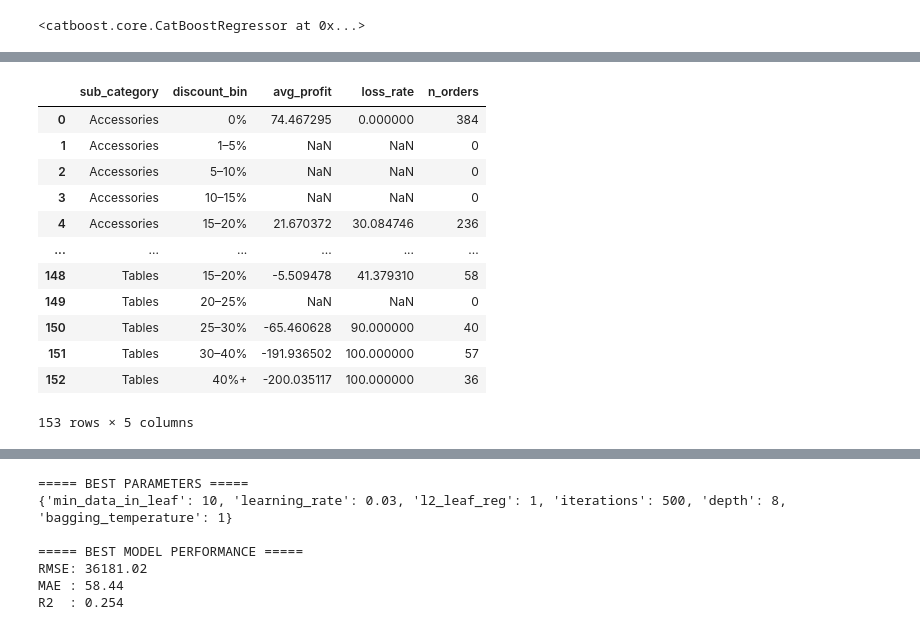
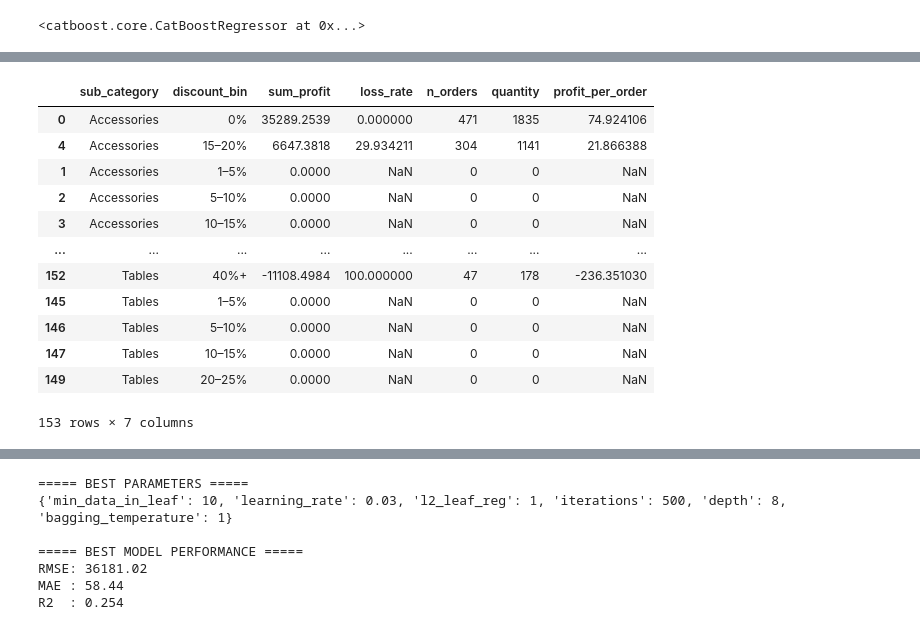
Before and after one commit to quynhho27/Superstore-Sales-Discount-Strategy-, a Jupyter notebook: Superstore Analysis.ipynb, the cells around one changed output, grey strips where cells are left out. Drawn from its saved outputs; the diff is of its cells as text; code cells hidden in the pictures.

Commit message:
discount-quantity interaction

```diff
--- a/Superstore Analysis.ipynb
+++ b/Superstore Analysis.ipynb
@@ -1053,3 +1060,20 @@ X_train, X_test, y_train, y_test = train_test_split(
 cat_feature_indices = [
     X.columns.get_loc(col) for col in cat_features
 ]
+# %%
+def clip(s, lower_q=None, upper_q=None):
+    s = s.copy()
+    if lower_q is not None:
+        lower = s.quantile(lower_q)
+    else:
+        lower = None
+
+    if upper_q is not None:
+        upper = s.quantile(upper_q)
+    else:
+        upper = None
+
+    return s.clip(lower=lower, upper=upper)
+# %%
+df["sales_clipped"] = clip(df["sales"], 0.005, 0.995)
+df["profit_clipped"] = clip(df["profit"], 0.005, 0.995)
@@ -1217,4 +1262,5 @@ plt.show()
 # %%
+df_ = df.copy()
 bins = [0, 0.01, 0.05, 0.10, 0.15, 0.20, 0.25, 0.30, 0.40, 1.0]
 labels = [
     "0%", "1–5%", "5–10%", "10–15%", "15–20%",
@@ -1222,8 +1268,10 @@ labels = [
 ]
 
 df_["discount_bin"] = pd.cut(
-    df_["discount"],
+    df["discount"],
     bins=bins,
     labels=labels,
     include_lowest=True
 )
+df_['profit'] = df['profit']
+df_['sales'] = df['sales']
@@ -1264,27 +1278,33 @@ df_.loc[df_['discount']==0, :]
 # %%
 interaction_suca = (
     df_
     .groupby(["sub_category", "discount_bin"])
     .agg(
-        avg_profit=("profit", "mean"),
+        sum_profit=("profit", "sum"),
         loss_rate=("profit", lambda x: (x < 0).mean() * 100),
-        n_orders=("profit", "count")
+        n_orders=("profit", "count"),
+        quantity=("quantity", "sum")
     )
     .reset_index()
 )
 
-interaction_suca
+interaction_suca["profit_per_order"] = interaction_suca["sum_profit"] / interaction_suca["n_orders"]
+
+interaction_suca.sort_values(
+    ["sub_category", "profit_per_order"],
+    ascending=[True, False]
+)
 # %% [output]
-|  | sub_category | discount_bin | avg_profit | loss_rate | n_orders |
-| 0 | Accessories | 0% | 74.467295 | 0.000000 | 384 |
-| 1 | Accessories | 1–5% | NaN | NaN | 0 |
-| 2 | Accessories | 5–10% | NaN | NaN | 0 |
-| 3 | Accessories | 10–15% | NaN | NaN | 0 |
-| 4 | Accessories | 15–20% | 21.670372 | 30.084746 | 236 |
-| ... | ... | ... | ... | ... | ... |
-| 148 | Tables | 15–20% | -5.509478 | 41.379310 | 58 |
-| 149 | Tables | 20–25% | NaN | NaN | 0 |
-| 150 | Tables | 25–30% | -65.460628 | 90.000000 | 40 |
-| 151 | Tables | 30–40% | -191.936502 | 100.000000 | 57 |
-| 152 | Tables | 40%+ | -200.035117 | 100.000000 | 36 |
+|  | sub_category | discount_bin | sum_profit | loss_rate | n_orders | quantity | profit_per_order |
+| 0 | Accessories | 0% | 35289.2539 | 0.000000 | 471 | 1835 | 74.924106 |
+| 4 | Accessories | 15–20% | 6647.3818 | 29.934211 | 304 | 1141 | 21.866388 |
+| 1 | Accessories | 1–5% | 0.0000 | NaN | 0 | 0 | NaN |
+| 2 | Accessories | 5–10% | 0.0000 | NaN | 0 | 0 | NaN |
+| 3 | Accessories | 10–15% | 0.0000 | NaN | 0 | 0 | NaN |
+| ... | ... | ... | ... | ... | ... | ... | ... |
+| 152 | Tables | 40%+ | -11108.4984 | 100.000000 | 47 | 178 | -236.351030 |
+| 145 | Tables | 1–5% | 0.0000 | NaN | 0 | 0 | NaN |
+| 146 | Tables | 5–10% | 0.0000 | NaN | 0 | 0 | NaN |
+| 147 | Tables | 10–15% | 0.0000 | NaN | 0 | 0 | NaN |
+| 149 | Tables | 20–25% | 0.0000 | NaN | 0 | 0 | NaN |
-153 rows × 5 columns
+153 rows × 7 columns
```
Also changed, not shown: parts of 38 cells of this notebook, 6 other files.
